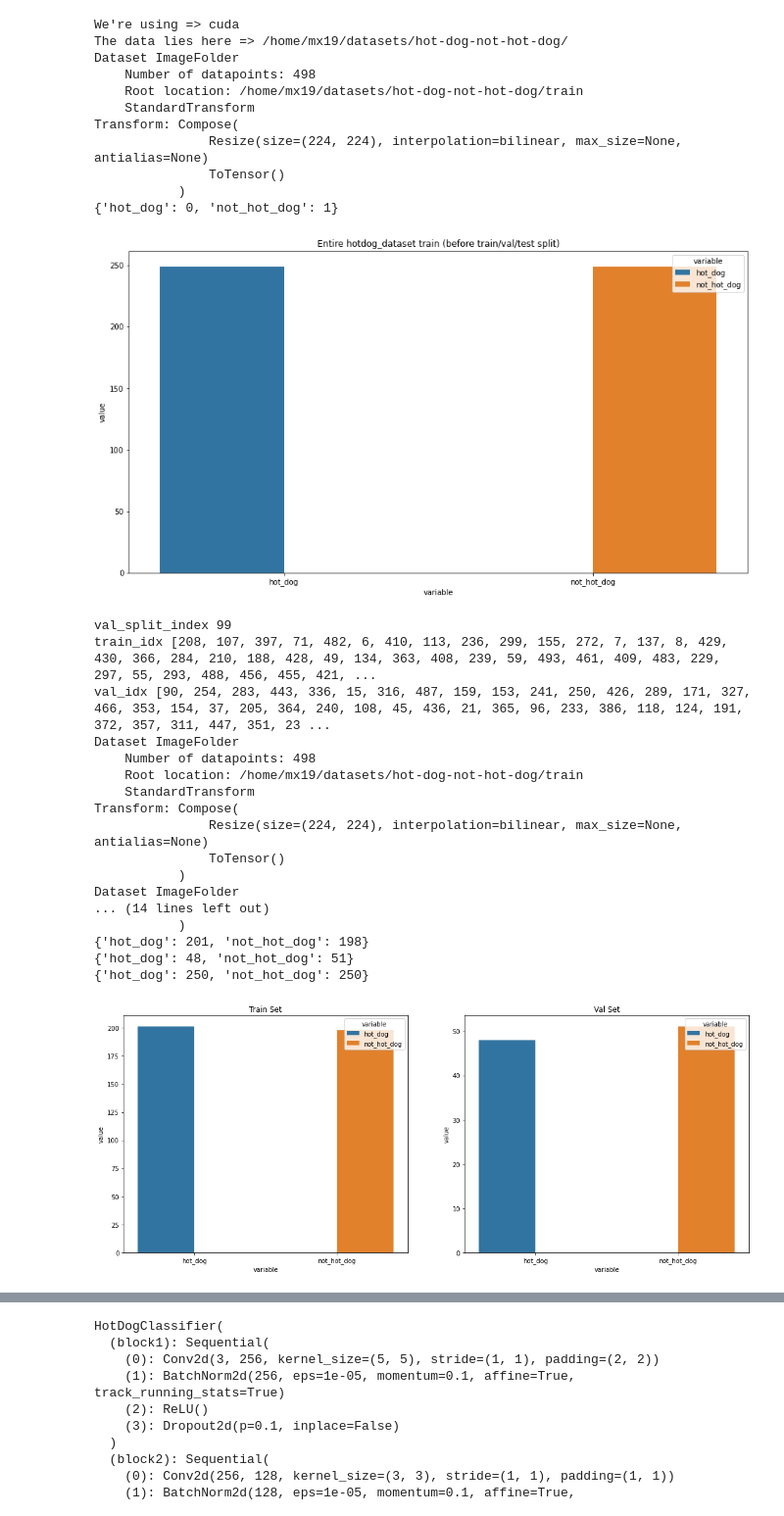
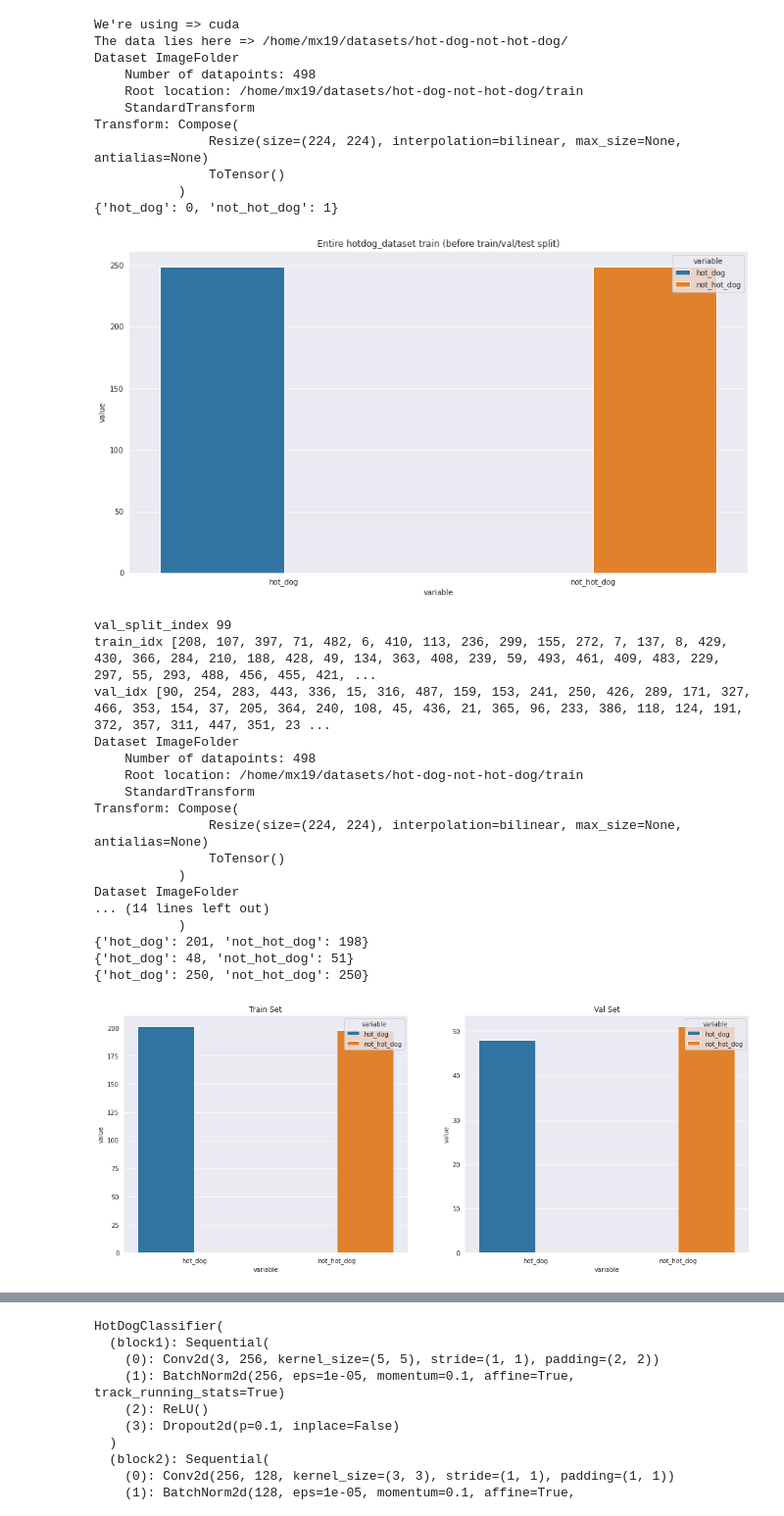
Before and after one commit to mxochicale/code, a Jupyter notebook: pytorch/examples/binary_image_classification/Binary_Image_Classification.ipynb, the cells around one changed output, grey strips where cells are left out. Shown at 98% size. Drawn from its saved outputs; the diff is of its cells as text; code cells hidden in the pictures.

```diff
--- a/pytorch/examples/binary_image_classification/Binary_Image_Classification.ipynb
+++ b/pytorch/examples/binary_image_classification/Binary_Image_Classification.ipynb
@@ -15,6 +20,9 @@ from sklearn.metrics import classification_report, confusion_matrix
 # %%
 np.random.seed(0)
 torch.manual_seed(0)
+%matplotlib inline
+sns.set_style('darkgrid')
+
 
 device = torch.device("cuda" if torch.cuda.is_available() else "cpu")
 print("We're using =>", device)
@@ -72,7 +80,15 @@ plt.figure(figsize=(15,8))
 plot_from_dict(get_class_distribution(hotdog_dataset), plot_title="Entire hotdog_dataset train (before train/val/test split)")
 plt.show()
 # %% [output]
-[figure, old version]
+[figure, new version]
+# %%
+##############################
+##### Model Parameters
+
+#BATCH_SIZE = 64 #RuntimeError: Unable to find a valid cuDNN algorithm to run convolution
+BATCH_SIZE = 32
+LEARNING_RATE = 0.009 #0.00001 #0.008; 0.001; 0.000005
+EPOCHS = 50
 # %%
 ###########################
 ##### TEST
@@ -85,6 +101,9 @@ hotdog_dataset_indices = list(range(hotdog_dataset_size))
 #print(hotdog_dataset_indices) # [0, 1, 2, 3 ...... 495, 496, 497]
 
 np.random.shuffle(hotdog_dataset_indices)
+
+################################################################
+# We choose the split index to be 20% (0.2) of the dataset size.
 
 # train_split_index = int(np.floor(0.03 * hotdog_dataset_size))
 # val_split_index = int(np.floor(0.97 * hotdog_dataset_size))
@@ -101,7 +120,7 @@ train_sampler = SubsetRandomSampler(train_idx)
 val_sampler = SubsetRandomSampler(val_idx)
 
 
-train_loader = DataLoader(dataset=hotdog_dataset, shuffle=False, batch_size=8, sampler=train_sampler)
+train_loader = DataLoader(dataset=hotdog_dataset, shuffle=False, batch_size=BATCH_SIZE, sampler=train_sampler)
 val_loader = DataLoader(dataset=hotdog_dataset, shuffle=False, batch_size=1, sampler=val_sampler)
 
 
@@ -132,34 +151,34 @@ def get_class_distribution_loaders(dataloader_obj, dataset_obj):
                 count_dict[str(y_lbl)] += 1
     return count_dict
 
 
 print(get_class_distribution_loaders(train_loader, hotdog_dataset))
 print(get_class_distribution_loaders(val_loader, hotdog_dataset))
 print(get_class_distribution_loaders(test_loader, hotdog_dataset))
 
 fig, axes = plt.subplots(nrows=1, ncols=2, figsize=(18,7))
 plot_from_dict(get_class_distribution_loaders(train_loader, hotdog_dataset), plot_title="Train Set", ax=axes[0])
 plot_from_dict(get_class_distribution_loaders(val_loader, hotdog_dataset), plot_title="Val Set", ax=axes[1])
 plt.show()
 # %% [output]
 val_split_index 99
 train_idx [208, 107, 397, 71, 482, 6, 410, 113, 236, 299, 155, 272, 7, 137, 8, 429, 430, 366, 284, 210, 188, 428, 49, 134, 363, 408, 239, 59, 493, 461, 409, 483, 229, 297, 55, 293, 488, 456, 455, 421, ...
 val_idx [90, 254, 283, 443, 336, 15, 316, 487, 159, 153, 241, 250, 426, 289, 171, 327, 466, 353, 154, 37, 205, 364, 240, 108, 45, 436, 21, 365, 96, 233, 386, 118, 124, 191, 372, 357, 311, 447, 351, 23 ...
 Dataset ImageFolder
     Number of datapoints: 498
     Root location: /home/mx19/datasets/hot-dog-not-hot-dog/train
     StandardTransform
 Transform: Compose(
                Resize(size=(224, 224), interpolation=bilinear, max_size=None, antialias=None)
                ToTensor()
            )
 Dataset ImageFolder
 ... (14 lines left out)
            )
 {'hot_dog': 201, 'not_hot_dog': 198}
 {'hot_dog': 48, 'not_hot_dog': 51}
 {'hot_dog': 250, 'not_hot_dog': 250}
-[figure, old version]
+[figure, new version]
 # %%
 single_batch = next(iter(train_loader))
 #single_batch = next(iter(val_loader))
```
Also changed, not shown: parts of 9 cells of this notebook, 9 other files.
